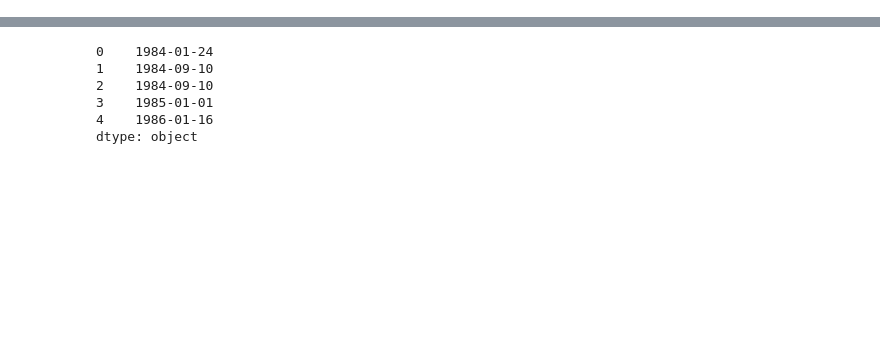
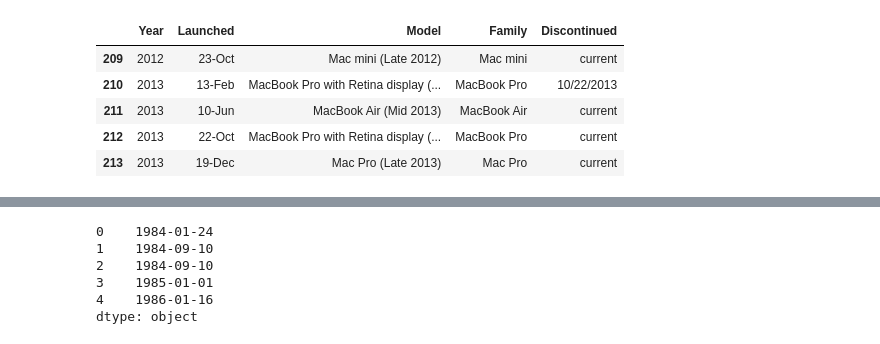
Before and after one commit to mertzjames/tutorials, a Jupyter notebook: Jupyter/Lab/challenge_lifespan_Solution.ipynb, the cells around one changed output, grey strips where cells are left out. Cells and saved outputs as stored; diff of their text form; code cells hidden in the pictures; blank space fills up the shorter version.

```diff
--- a/Jupyter/Lab/challenge_lifespan_Solution.ipynb
+++ b/Jupyter/Lab/challenge_lifespan_Solution.ipynb
@@ -10,0 +93,9 @@ mac_timeline_data = pd.read_csv("Macintosh_timeline.csv")
+# %%
+mac_timeline_data.tail()
+# %% [output]
+|  | Year | Launched | Model | Family | Discontinued |
+| 209 | 2012 | 23-Oct | Mac mini (Late 2012) | Mac mini | current |
+| 210 | 2013 | 13-Feb | MacBook Pro with Retina display (... | MacBook Pro | 10/22/2013 |
+| 211 | 2013 | 10-Jun | MacBook Air (Mid 2013) | MacBook Air | current |
+| 212 | 2013 | 22-Oct | MacBook Pro with Retina display (... | MacBook Pro | current |
+| 213 | 2013 | 19-Dec | Mac Pro (Late 2013) | Mac Pro | current |
```
Also changed, not shown: parts of 37 cells of this notebook, 1 other file.
